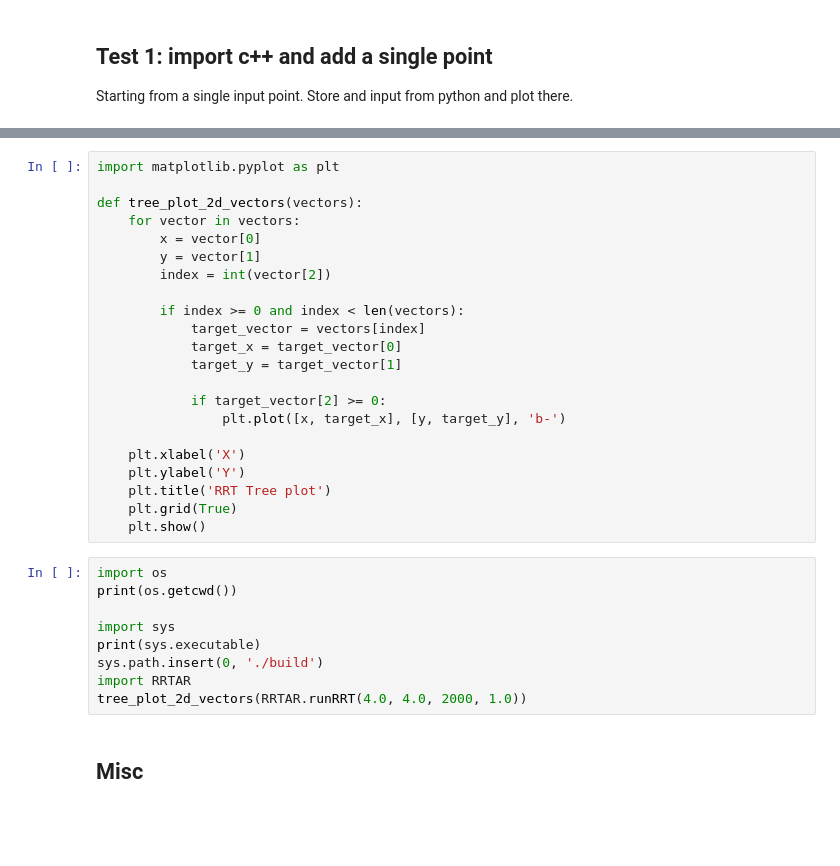
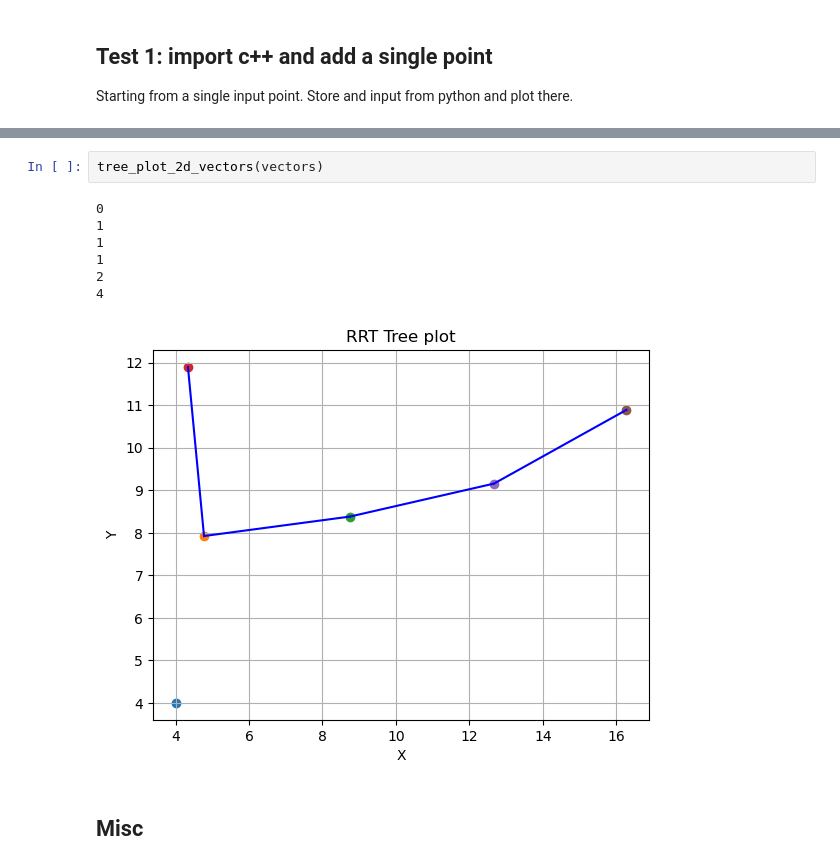
Before and after one commit to matthew0517/RRT-AR, a Jupyter notebook: testRRT.ipynb, the cells around one changed output, grey strips where cells are left out. Saved outputs shown, nothing was run; the diff lists cells and outputs as text; blank space fills up the shorter version.

```diff
--- a/testRRT.ipynb
+++ b/testRRT.ipynb
@@ -33,33 +112,12 @@ Shows the links between nodes
-# %%
-import matplotlib.pyplot as plt
-
-def tree_plot_2d_vectors(vectors):
-    for vector in vectors:
-        x = vector[0]
-        y = vector[1]
-        index = int(vector[2])
-
-        if index >= 0 and index < len(vectors):
-            target_vector = vectors[index]
-            target_x = target_vector[0]
-            target_y = target_vector[1]
-
-            if target_vector[2] >= 0:
-                plt.plot([x, target_x], [y, target_y], 'b-')
-
-    plt.xlabel('X')
-    plt.ylabel('Y')
-    plt.title('RRT Tree plot')
-    plt.grid(True)
-    plt.show()
-# %%
-import os
-print(os.getcwd())
-
-import sys
-print(sys.executable)
-sys.path.insert(0, './build')
-import RRTAR
-tree_plot_2d_vectors(RRTAR.runRRT(4.0, 4.0, 2000, 1.0))
+# %%
+tree_plot_2d_vectors(vectors)
+# %% [output]
+0
+1
+1
+1
+2
+4
+[figure, added]
 # %% [markdown]
 ## Misc
```
Also changed, not shown: parts of 13 cells of this notebook, 1 other file.
